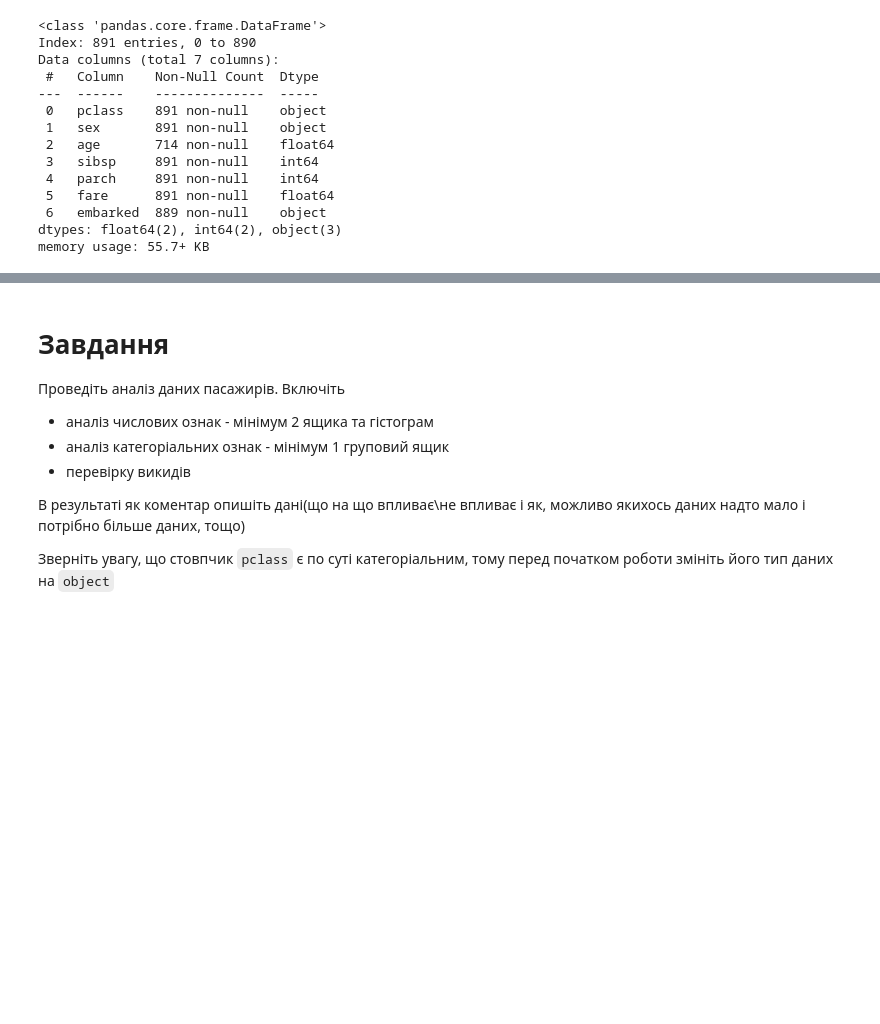
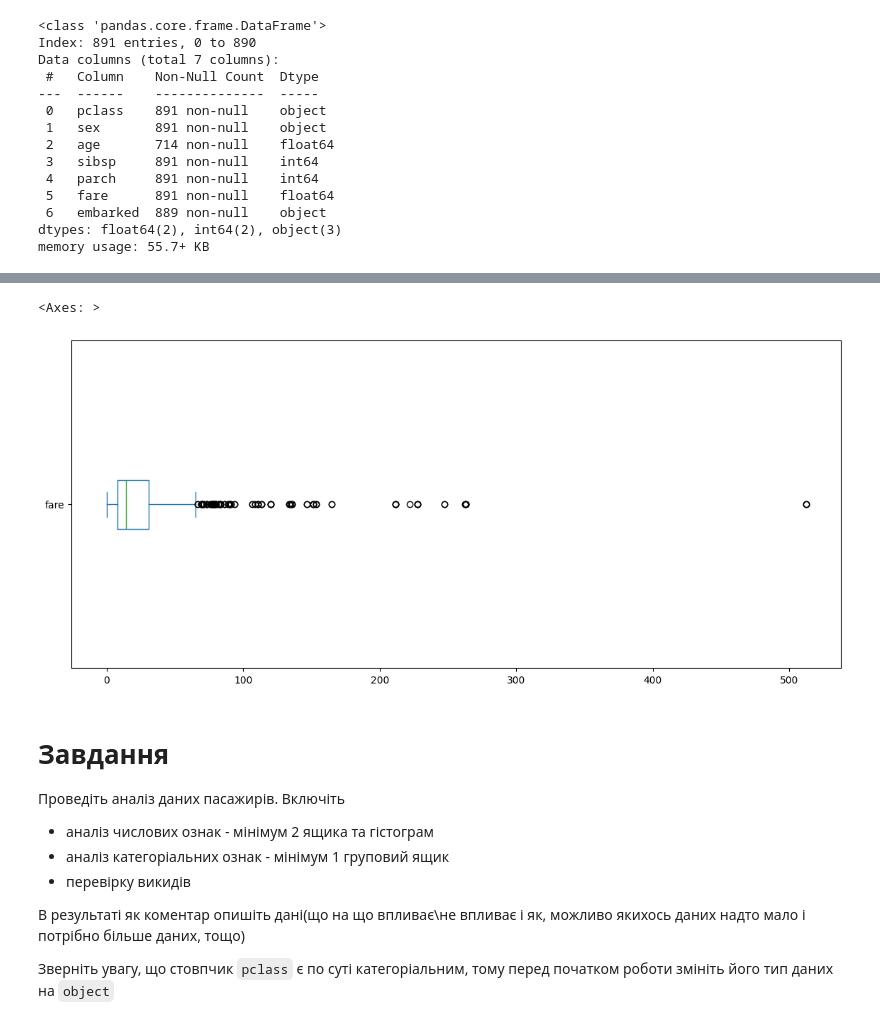
Before and after one commit to Margo-s-M/AI_Colab, a Jupyter notebook: ДЗ_5.ipynb, the cells around one changed output, grey strips where cells are left out. Drawn from its saved outputs; the diff is of its cells as text; code cells hidden in the pictures; blank space fills up the shorter version.

```diff
--- a/ДЗ_5.ipynb
+++ b/ДЗ_5.ipynb
@@ -78,3 +83,8 @@ memory usage: 55.7+ KB
+# %%
+df['fare'].plot(kind='box', vert=False, figsize=(14,6))
+# %% [output]
+<Axes: >
+[figure, added]
 # %% [markdown]
 # Завдання
 Проведіть аналіз даних пасажирів. Включіть
```
Also changed, not shown: parts of 1 cell of this notebook.
